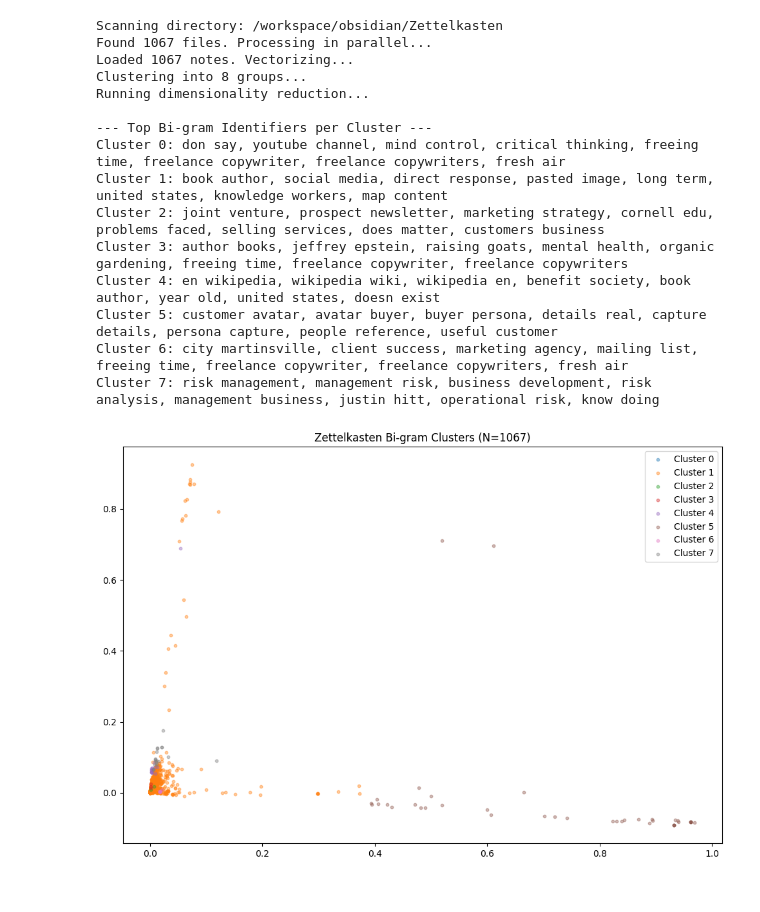
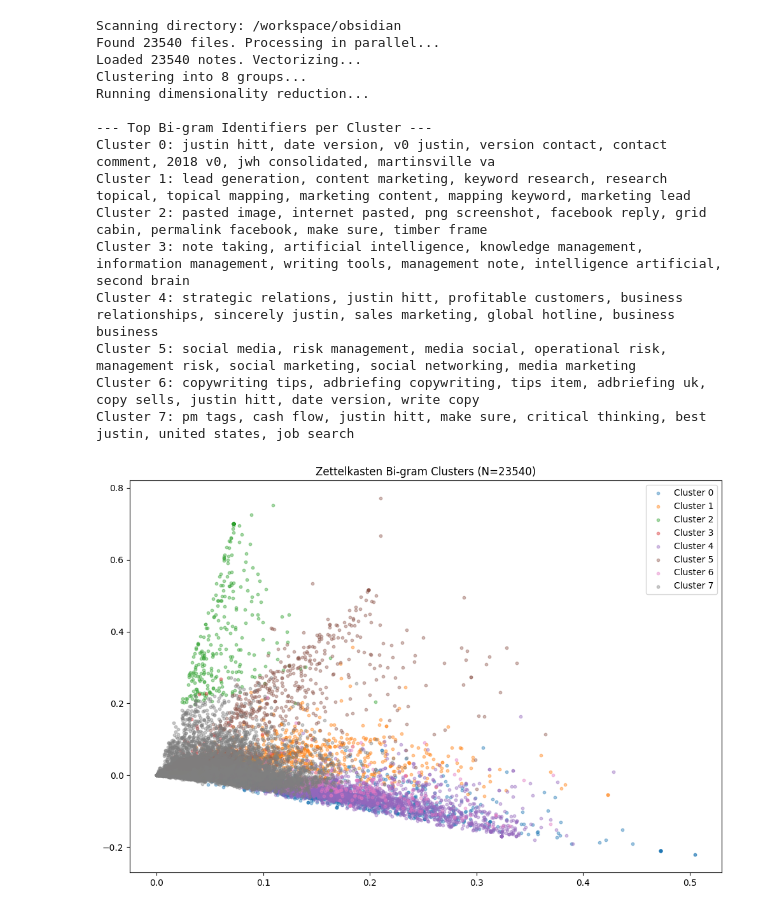
Before and after one commit to jwhco/scripts, a Jupyter notebook: MarkdownTools/visualize-content-clusters.ipynb, the cells around one changed output. Drawn from its saved outputs; the diff is of its cells as text; code cells hidden in the pictures.

Commit message:
script tests with 23K note files

```diff
--- a/MarkdownTools/visualize-content-clusters.ipynb
+++ b/MarkdownTools/visualize-content-clusters.ipynb
@@ -13,7 +13,7 @@ from sklearn.cluster import KMeans
 from sklearn.decomposition import TruncatedSVD
 
 # --- Configuration ---
-ZETTEL_ROOT = "/workspace/obsidian/Zettelkasten" # K8S Path
+ZETTEL_ROOT = "/workspace/obsidian" # K8S Path
 N_CLUSTERS = 8  # Increased for 32k files
 TAG_WEIGHT = 5
 
@@ -129,42 +129,42 @@ def main():
     svd = TruncatedSVD(n_components=2, random_state=42)
     coords = svd.fit_transform(X)
     df['x'], df['y'] = coords[:, 0], coords[:, 1]
 
     # --- Identification ---
     print("\n--- Top Bi-gram Identifiers per Cluster ---")
     terms = vectorizer.get_feature_names_out()
     centroids = model.cluster_centers_.argsort()[:, ::-1]
 
     for i in range(N_CLUSTERS):
         top_terms = [terms[ind] for ind in centroids[i, :8]]
         print(f"Cluster {i}: {', '.join(top_terms)}")
 
     # --- Visualization ---
     plt.figure(figsize=(12, 8))
     for i in range(N_CLUSTERS):
         slice_df = df[df['cluster'] == i]
         plt.scatter(slice_df['x'], slice_df['y'], label=f"Cluster {i}", alpha=0.4, s=10)
 
     plt.title(f"Zettelkasten Bi-gram Clusters (N={len(df)})")
     plt.legend()
     plt.show()
 
 if __name__ == "__main__":
     main()
 # %% [output]
-Scanning directory: /workspace/obsidian/Zettelkasten
-Found 1067 files. Processing in parallel...
-Loaded 1067 notes. Vectorizing...
+Scanning directory: /workspace/obsidian
+Found 23540 files. Processing in parallel...
+Loaded 23540 notes. Vectorizing...
 Clustering into 8 groups...
 Running dimensionality reduction...
 
 --- Top Bi-gram Identifiers per Cluster ---
-Cluster 0: don say, youtube channel, mind control, critical thinking, freeing time, freelance copywriter, freelance copywriters, fresh air
-Cluster 1: book author, social media, direct response, pasted image, long term, united states, knowledge workers, map content
-Cluster 2: joint venture, prospect newsletter, marketing strategy, cornell edu, problems faced, selling services, does matter, customers business
-Cluster 3: author books, jeffrey epstein, raising goats, mental health, organic gardening, freeing time, freelance copywriter, freelance copywriters
-Cluster 4: en wikipedia, wikipedia wiki, wikipedia en, benefit society, book author, year old, united states, doesn exist
-Cluster 5: customer avatar, avatar buyer, buyer persona, details real, capture details, persona capture, people reference, useful customer
-Cluster 6: city martinsville, client success, marketing agency, mailing list, freeing time, freelance copywriter, freelance copywriters, fresh air
-Cluster 7: risk management, management risk, business development, risk analysis, management business, justin hitt, operational risk, know doing
+Cluster 0: justin hitt, date version, v0 justin, version contact, contact comment, 2018 v0, jwh consolidated, martinsville va
+Cluster 1: lead generation, content marketing, keyword research, research topical, topical mapping, marketing content, mapping keyword, marketing lead
+Cluster 2: pasted image, internet pasted, png screenshot, facebook reply, grid cabin, permalink facebook, make sure, timber frame
+Cluster 3: note taking, artificial intelligence, knowledge management, information management, writing tools, management note, intelligence artificial, second brain
+Cluster 4: strategic relations, justin hitt, profitable customers, business relationships, sincerely justin, sales marketing, global hotline, business business
+Cluster 5: social media, risk management, media social, operational risk, management risk, social marketing, social networking, media marketing
+Cluster 6: copywriting tips, adbriefing copywriting, tips item, adbriefing uk, copy sells, justin hitt, date version, write copy
+Cluster 7: pm tags, cash flow, justin hitt, make sure, critical thinking, best justin, united states, job search
-[figure, old version]
+[figure, new version]
```
